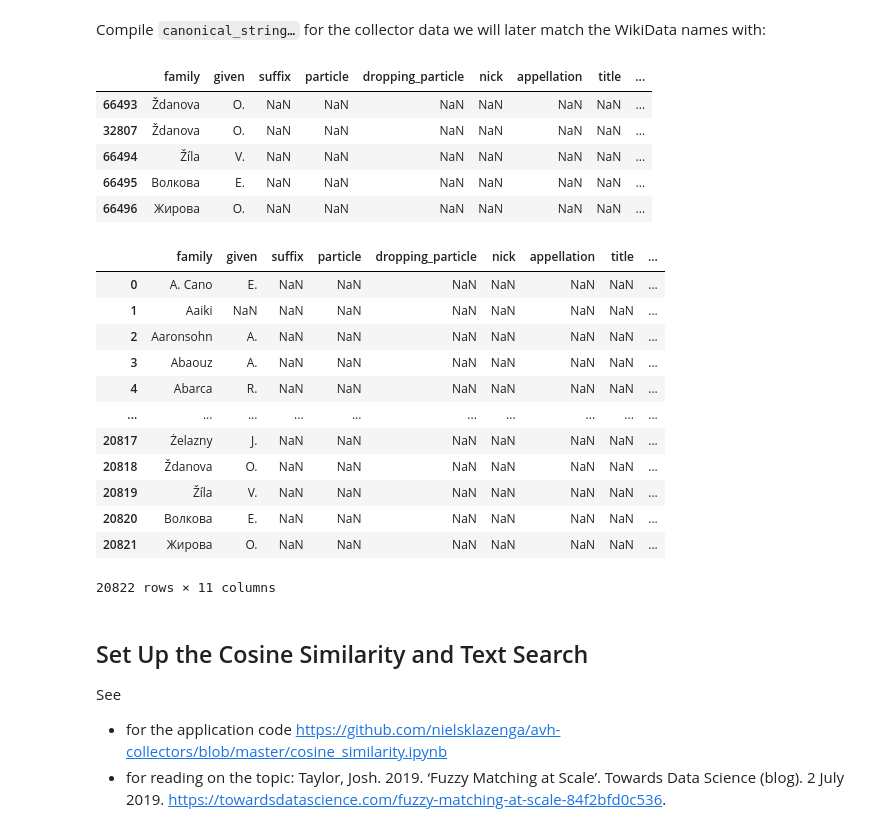
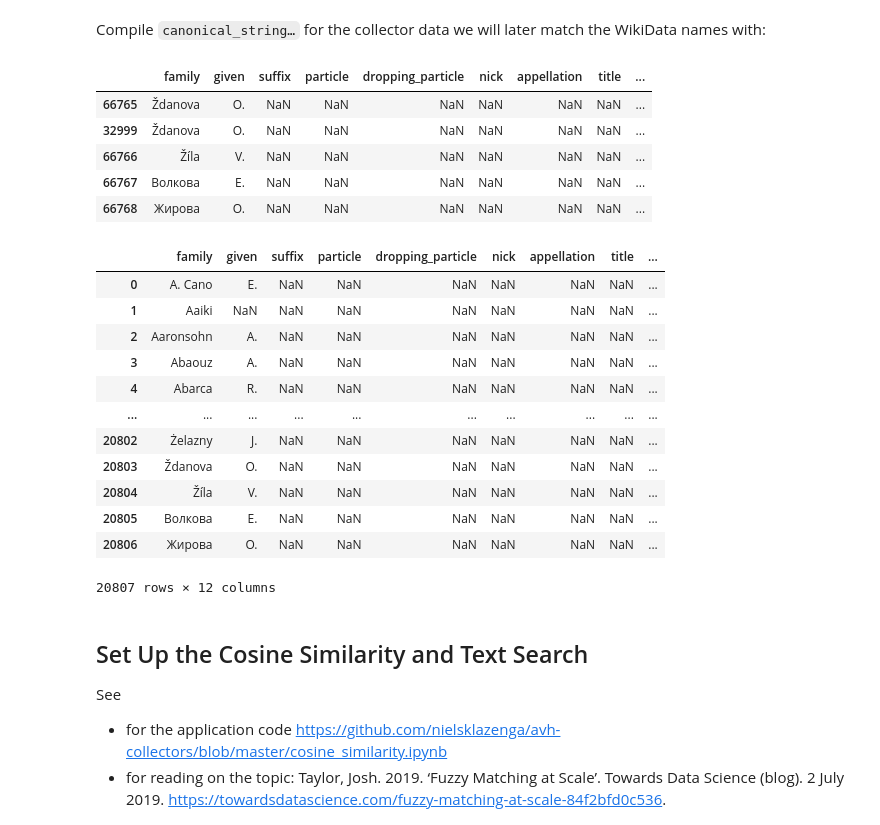
Before and after one commit to infinite-dao/collector-matching, a Jupyter notebook: match_names_BGBM-dwcagent-parsed_vs_WikiData_cosine-similarity.ipynb, the cells around one changed output. Cells and saved outputs as stored; diff of their text form; code cells hidden in the pictures.

```diff
--- a/match_names_BGBM-dwcagent-parsed_vs_WikiData_cosine-similarity.ipynb
+++ b/match_names_BGBM-dwcagent-parsed_vs_WikiData_cosine-similarity.ipynb
@@ -100,6 +101,6 @@ refactor df_avh['label'] = → = collectors['canonical_string_collector_parsed']
 collectors = pd.read_csv("data/VHde_doi-10.15468-dl.tued2e/occurrence_recordedBy_occurrenceIDs_20230524_parsed.tsv", sep="\t", low_memory=False)
 
 collectors.dropna(subset=['family'], inplace=True) # remove where family was NA, e.g. from originally «??» aso.
-collectors.sort_values(by=['family', 'given','occurrenceID_first'], inplace=True)
+collectors.sort_values(by=['family', 'given','occurrenceID_firstsample'], inplace=True)
 collectors
 # %% [output]
@@ -173,27 +174,33 @@ Compile `canonical_string…` for the collector data we will later match the Wik
 # %%
 collectors['canonical_string_collector_parsed'] = (
   # use collectors.family only where given name has NA values, otherwise use family name + given name
   collectors.family.where(
       # condition
       collectors.given.isna(),
       # any other
       # TODO improve the combined name for canonical_string_collector_parsed if any of the other dwc_parsed fields is not NaN
       other= (collectors.family + ", " + collectors.given) \
         if any(collectors.particle.isna()) \
         else collectors.particle + " " + collectors.family + ", " + collectors.given
   )
 )
 # move canonical_string_collector_parsed after column title (title was the last of the parsing columns)
 col = collectors.pop("canonical_string_collector_parsed")
 collectors.insert(collectors.columns.get_loc('title') + 1, col.name, col)
-collectors.tail()
+
+these_columns=["family", "given", "suffix", "particle", "dropping_particle", "nick", "appellation", "title", 'canonical_string_collector_parsed']
+
+if 'source_data' in collectors.columns:
+    these_columns.append("source_data")
+
+display(collectors.tail().get(these_columns))
 # %% [output]
 |  | family | given | suffix | particle | dropping_particle | nick | appellation | title | ... |
-| 66493 | Ždanova | O. | NaN | NaN | NaN | NaN | NaN | NaN | ... |
-| 32807 | Ždanova | O. | NaN | NaN | NaN | NaN | NaN | NaN | ... |
-| 66494 | Žíla | V. | NaN | NaN | NaN | NaN | NaN | NaN | ... |
-| 66495 | Волкова | Е. | NaN | NaN | NaN | NaN | NaN | NaN | ... |
-| 66496 | Жирова | O. | NaN | NaN | NaN | NaN | NaN | NaN | ... |
+| 66765 | Ždanova | O. | NaN | NaN | NaN | NaN | NaN | NaN | ... |
+| 32999 | Ždanova | O. | NaN | NaN | NaN | NaN | NaN | NaN | ... |
+| 66766 | Žíla | V. | NaN | NaN | NaN | NaN | NaN | NaN | ... |
+| 66767 | Волкова | Е. | NaN | NaN | NaN | NaN | NaN | NaN | ... |
+| 66768 | Жирова | O. | NaN | NaN | NaN | NaN | NaN | NaN | ... |
 # %%
 # group and aggregate data to have unique name rows only for the matching of names later on
 collectors_unique=collectors.groupby(['canonical_string_collector_parsed']).agg(
@@ -205,8 +212,9 @@ collectors_unique=collectors.groupby(['canonical_string_collector_parsed']).agg(
     nick=('nick', lambda x: list(x)[0]),
     appellation=('appellation', lambda x: list(x)[0]),
     title=('title', lambda x: list(x)[0]),
+    source_data=('source_data', lambda x: list(x)[0]),
     occurrenceID_collectors_count= ('occurrenceID_count', 'sum'), # use count function
-    occurrenceID_collectors_firstsample=('occurrenceID_first', lambda x: list(x)[0]) # custom function, to get the first entry
+    occurrenceID_collectors_firstsample=('occurrenceID_firstsample', lambda x: list(x)[0]) # custom function, to get the first entry
 ).reset_index()
 
 # move canonical_string_collector_parsed after column title
@@ -222,12 +230,12 @@ collectors_unique
 | 3 | Abaouz | A. | NaN | NaN | NaN | NaN | NaN | NaN | ... |
 | 4 | Abarca | R. | NaN | NaN | NaN | NaN | NaN | NaN | ... |
 | ... | ... | ... | ... | ... | ... | ... | ... | ... | ... |
-| 20817 | Żelazny | J. | NaN | NaN | NaN | NaN | NaN | NaN | ... |
-| 20818 | Ždanova | O. | NaN | NaN | NaN | NaN | NaN | NaN | ... |
-| 20819 | Žíla | V. | NaN | NaN | NaN | NaN | NaN | NaN | ... |
-| 20820 | Волкова | Е. | NaN | NaN | NaN | NaN | NaN | NaN | ... |
-| 20821 | Жирова | O. | NaN | NaN | NaN | NaN | NaN | NaN | ... |
+| 20802 | Żelazny | J. | NaN | NaN | NaN | NaN | NaN | NaN | ... |
+| 20803 | Ždanova | O. | NaN | NaN | NaN | NaN | NaN | NaN | ... |
+| 20804 | Žíla | V. | NaN | NaN | NaN | NaN | NaN | NaN | ... |
+| 20805 | Волкова | Е. | NaN | NaN | NaN | NaN | NaN | NaN | ... |
+| 20806 | Жирова | O. | NaN | NaN | NaN | NaN | NaN | NaN | ... |
-20822 rows × 11 columns
+20807 rows × 12 columns
 # %%
 # TODO continue 2023-08-21 10:28:54
 # collectors=collectors.add_suffix('_parsed') \
```
Also changed, not shown: parts of 23 cells of this notebook, 11 other files.
